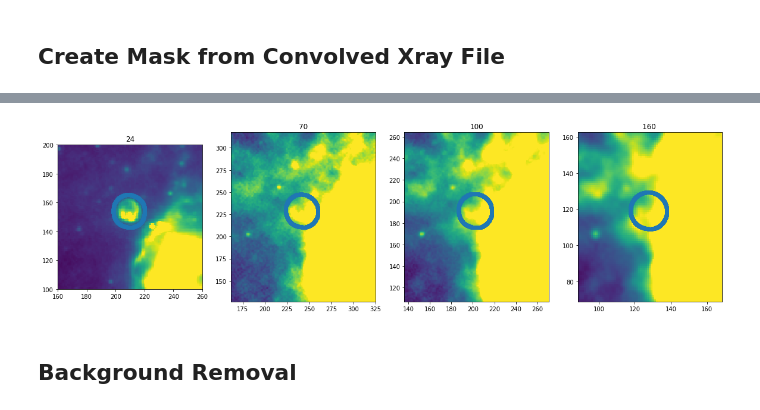
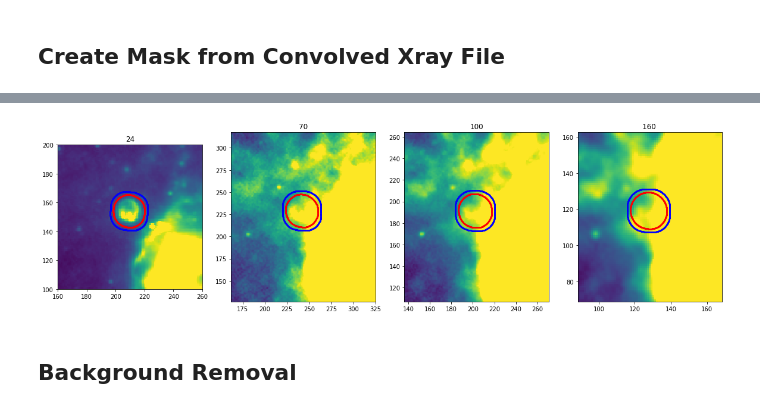
Before and after one commit to AstroLudwig/E0102, a Jupyter notebook: E0102.ipynb, the cells around one changed output, grey strips where cells are left out. Drawn from its saved outputs; the diff is of its cells as text; code cells hidden in the pictures.

```diff
--- a/E0102.ipynb
+++ b/E0102.ipynb
@@ -154,9 +199,15 @@ ys,xs = [np.array(np.where(edge == 255) )[0] for edge in edges], [np.array(np.wh
 # Reduce Coordinates
 masks = [mask_reduction(x,y) for x,y in zip(xs,ys)]
 
+# Push Mask Out
+extend = 20
+extend_masks = [extend_mask(extend,xs[i],ys[i],np.copy(masks[i][:,0]),np.copy(masks[i][:,1])) for i in range(4)]
+
+
 # Convolved Xray Image with Mask
 f, axes = plt.subplots(1,4,figsize=(20,10))
 [axes[i].imshow(file, origin='lower',vmin=0,vmax=10) for i,file in enumerate(convolved_xray)]
 [axes[i].set_title(title) for i,title in enumerate(['24 res','70 res','100 res','160 res'])];
-[axes[i].scatter(masks[i][:,0],masks[i][:,1],c='r') for i in range(4)];
+[axes[i].scatter(masks[i][:,0],masks[i][:,1],c='r',s=10) for i in range(4)];
+[axes[i].scatter(np.array(extend_masks[i])[0,:],np.array(extend_masks[i])[1,:],c='b',s=10) for i in range(4)];
 # %% [output]
@@ -164,17 +215,21 @@ f, axes = plt.subplots(1,4,figsize=(20,10))
 # %%
 # Transform Mask Coordinates to Appropriate Infrared Image
 mask_wcs = [to_world(xray_file,masks[i][:,0],masks[i][:,1]) for i in range(4)]
 mask_pix = np.array([to_pix(infrared_file[i],np.array(mask_wcs[i])[0,:],np.array(mask_wcs[i])[1,:]) for i in range(4)])
+
+extend_mask_wcs = [to_world(xray_file,np.array(extend_masks[i])[0,:],np.array(extend_masks[i])[1,:]) for i in range(4)]
+extend_mask_pix = np.array([to_pix(infrared_file[i],np.array(extend_mask_wcs[i])[0,:],np.array(extend_mask_wcs[i])[1,:]) for i in range(4)])
 
 # Infrared Mask Coordinates
 f, axes = plt.subplots(1,4,figsize=(20,10))
 [axes[i].imshow(fits.open(file)[0].data, origin='lower',vmin=np.min(d[i]),vmax=np.mean(d[i])) for i,file in enumerate(infrared_file)]
 [axes[i].set_xlim(to_pix(file,ra,dec)[0]) for i,file in enumerate(infrared_file)]
 [axes[i].set_ylim(to_pix(file,ra,dec)[1]) for i,file in enumerate(infrared_file)];
-[axes[i].scatter(mask_pix[i][0],mask_pix[i][1]) for i,file in enumerate(infrared_file)];
+[axes[i].scatter(mask_pix[i][0],mask_pix[i][1],c="r",s=1) for i in range(4)];
+[axes[i].scatter(extend_mask_pix[i][0],extend_mask_pix[i][1],c="b",s=1) for i in range(4)];
 [axes[i].set_title(title) for i,title in enumerate(['24','70','100','160 '])];
 # %% [output]
-[figure, old version]
+[figure, new version]
 # %% [markdown]
 ## Background Removal
 # %%
```
Also changed, not shown: parts of 12 cells of this notebook.
